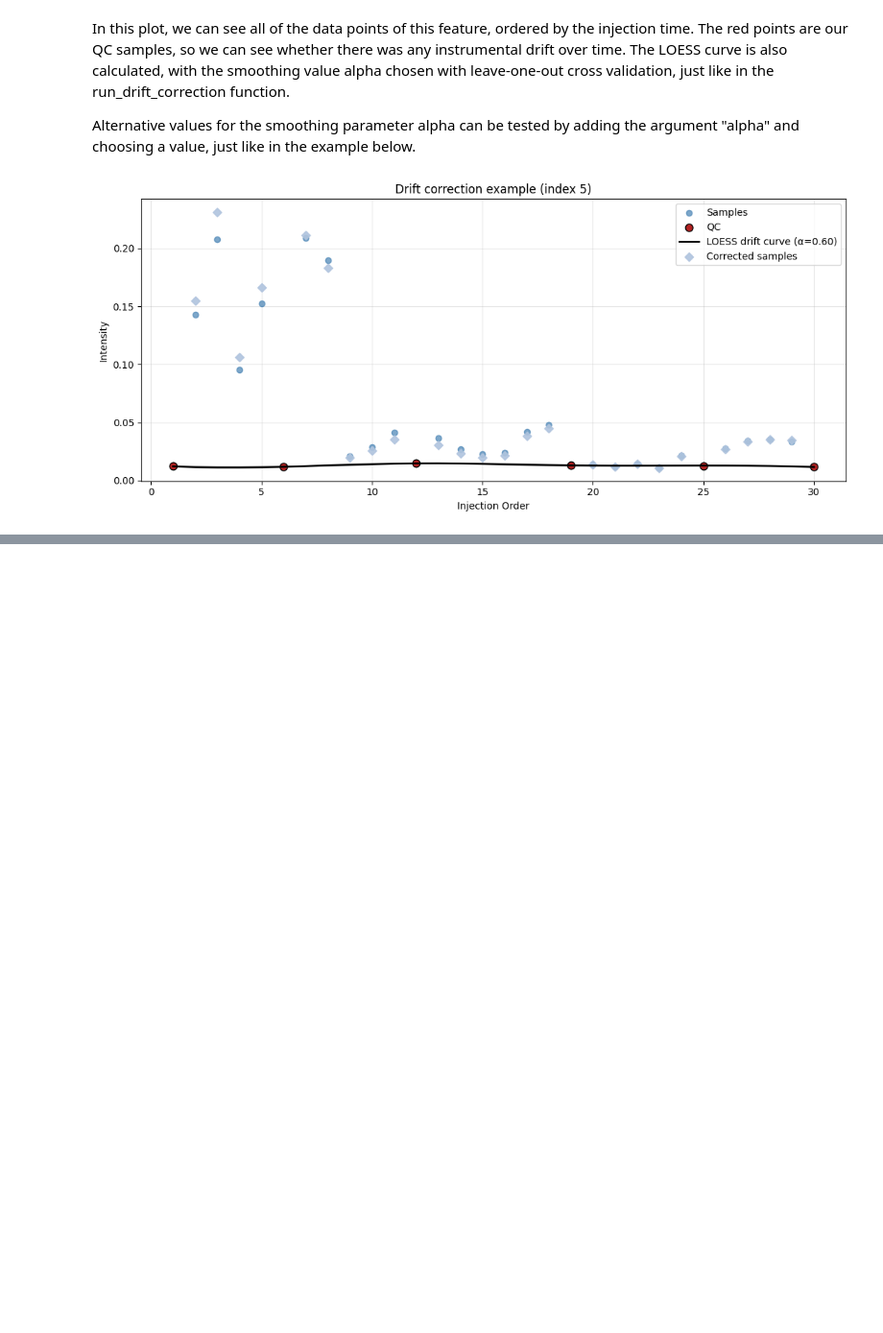
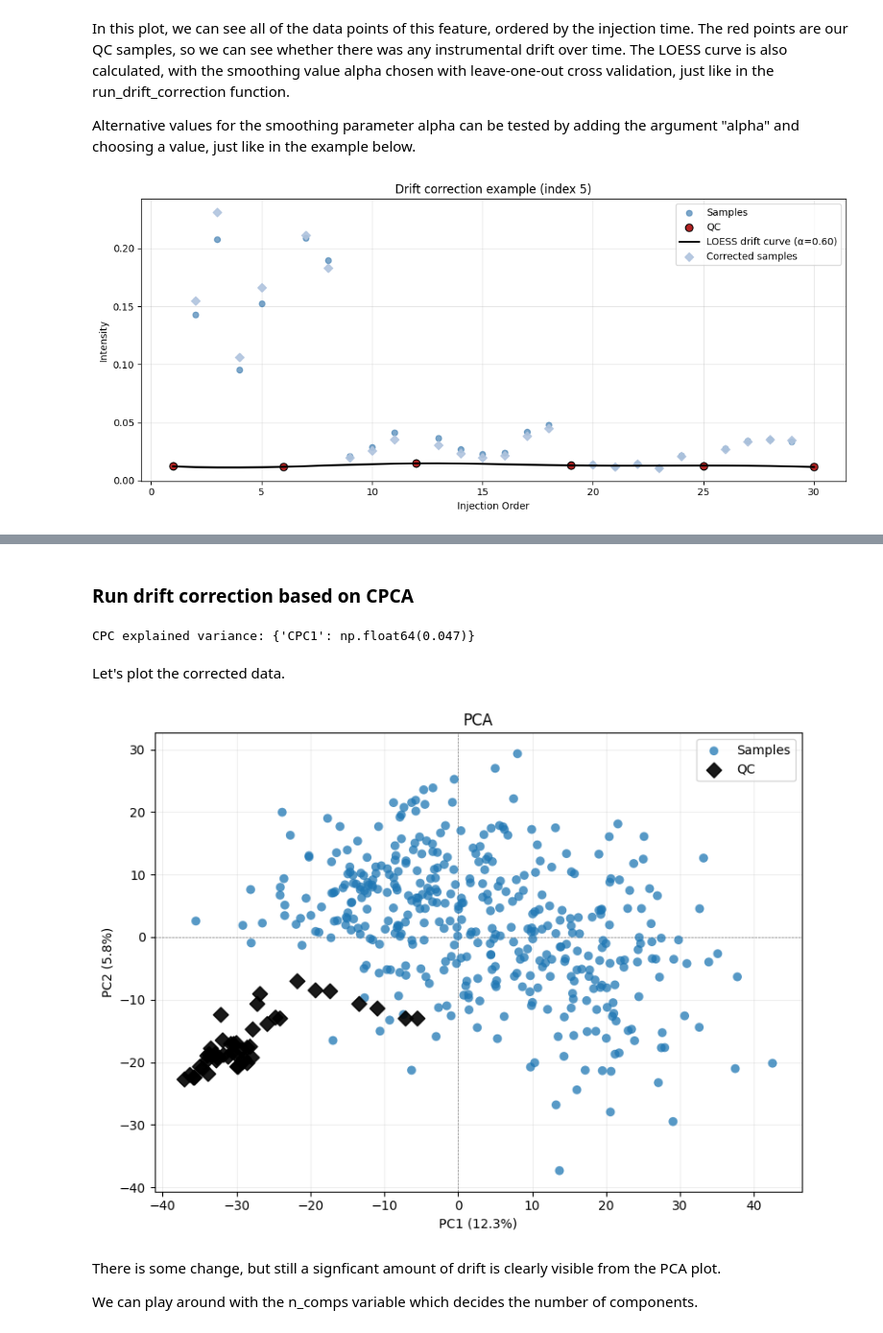
Before and after one commit to Multiomics-Analytics-Group/acore, a Jupyter notebook: docs/api_examples/drift_correction.ipynb, the cells around one changed output, grey strips where cells are left out. Shown at 96% size. Drawn from its saved outputs; the diff is of its cells as text; code cells hidden in the pictures; blank space fills up the shorter version.

```diff
--- a/docs/api_examples/drift_correction.ipynb
+++ b/docs/api_examples/drift_correction.ipynb
@@ -213,0 +289,27 @@ dc.loess_drift_correction.loess_example_curve(
+# %% [markdown]
+### Run drift correction based on CPCA
+# %%
+df_corrected = dc.run_cpca_drift_correction(
+    df,
+    sample_cols,
+    qc_cols,
+    n_comps=1
+)
+# %% [output]
+CPC explained variance: {'CPC1': np.float64(0.047)}
+# %% [markdown]
+Let's plot the corrected data.
+# %%
+dc.pca_for_cpca_drift(
+    df_corrected,
+    sample_cols,  # list of col names, OR dict {group_name: [col names]}
+    qc_cols,
+    log_transform = True,
+    title = "PCA",
+)
+# %% [output]
+[figure, added]
+# %% [markdown]
+There is some change, but still a signficant amount of drift is clearly visible from the PCA plot.
+
+We can play around with the n_comps variable which decides the number of components.
```
Also changed, not shown: parts of 18 cells of this notebook, 2 other files.
